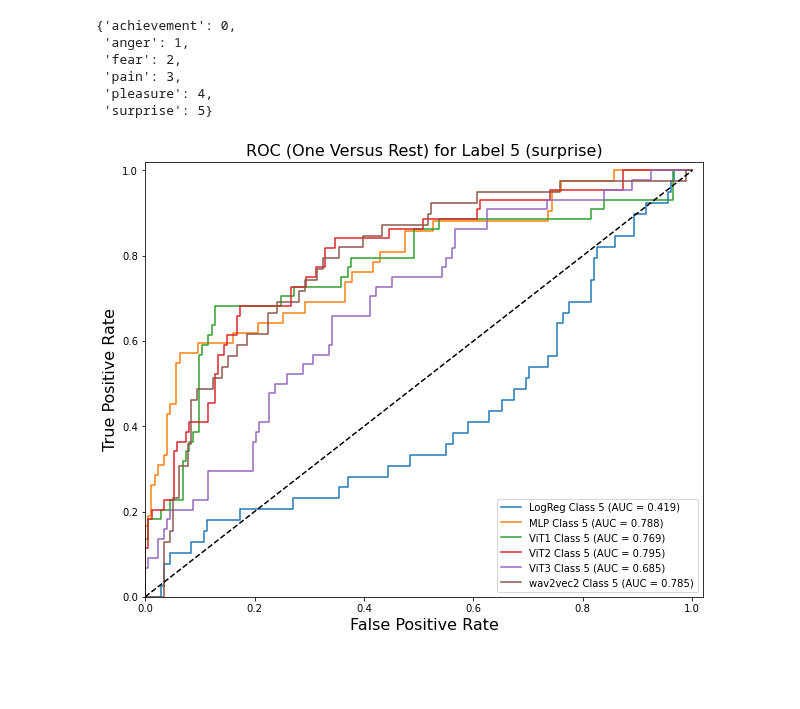
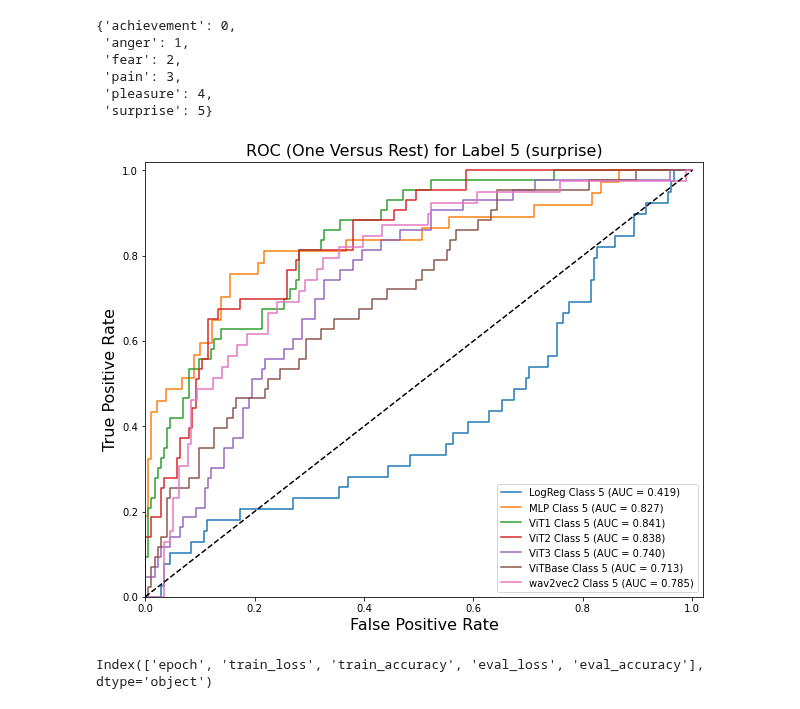
Before and after one commit to pakdaniel/DataMiningFinal, a Jupyter notebook: DataMiningFinal.ipynb, the cells around one changed output. Drawn from its saved outputs; the diff is of its cells as text; code cells hidden in the pictures; blank space fills up the shorter version.

```diff
--- a/DataMiningFinal.ipynb
+++ b/DataMiningFinal.ipynb
@@ -1731,6 +1656,20 @@ LABEL_ENCODING
  'surprise': 5}
 # %%
 CLASS_LABEL = 5
+
+MLP_labels = np.load("./ROC/MLP_labels.npy")
+ViT1_labels = np.load("./ROC/ViT1_labels.npy")
+ViT2_labels = np.load("./ROC/ViT2_labels.npy")
+ViT3_labels = np.load("./ROC/ViT3_labels.npy")
+ViTBase_labels = np.load("./ROC/ViTBase_labels.npy")
+hf_labels = np.load("./ROC/hf_labels.npy")
+
+MLP_probs = np.load("./ROC/MLP_probs.npy")
+ViT1_probs = np.load("./ROC/ViT1_probs.npy")
+ViT2_probs = np.load("./ROC/ViT2_probs.npy")
+ViT3_probs = np.load("./ROC/ViT3_probs.npy")
+ViTBase_probs = np.load("./ROC/ViTBase_probs.npy")
+hf_probs = np.load("./ROC/hf_probs.npy")
 
 fpr_logreg, tpr_logreg, thresholds_logreg = roc_curve(OvR(y_test_logreg, CLASS_LABEL), y_pred_logreg[:,CLASS_LABEL])
 roc_auc_logreg = auc(fpr_logreg, tpr_logreg)
@@ -1747,24 +1686,33 @@ roc_auc_ViT2 = auc(fpr_ViT2, tpr_ViT2)
 fpr_ViT3, tpr_ViT3, thresholds_ViT3 = roc_curve(OvR(ViT3_labels, CLASS_LABEL), ViT3_probs[:,CLASS_LABEL])
 roc_auc_ViT3 = auc(fpr_ViT3, tpr_ViT3)
 
+fpr_ViTBase, tpr_ViTBase, thresholds_ViTBase = roc_curve(OvR(ViTBase_labels, CLASS_LABEL), ViTBase_probs[:,CLASS_LABEL])
+roc_auc_ViTBase = auc(fpr_ViTBase, tpr_ViTBase)
+
 fpr_hf, tpr_hf, thresholds_hf = roc_curve(OvR(hf_labels, CLASS_LABEL), hf_probs[:,CLASS_LABEL])
 roc_auc_hf = auc(fpr_hf, tpr_hf)
 # %%
 plt.figure(figsize=(10,8))
 plt.plot(fpr_logreg, tpr_logreg, label=f'LogReg Class {CLASS_LABEL} (AUC = {roc_auc_logreg:.3f})')
 plt.plot(fpr_MLP, tpr_MLP, label=f'MLP Class {CLASS_LABEL} (AUC = {roc_auc_MLP:.3f})')
 plt.plot(fpr_ViT1, tpr_ViT1, label=f'ViT1 Class {CLASS_LABEL} (AUC = {roc_auc_ViT1:.3f})')
 plt.plot(fpr_ViT2, tpr_ViT2, label=f'ViT2 Class {CLASS_LABEL} (AUC = {roc_auc_ViT2:.3f})')
 plt.plot(fpr_ViT3, tpr_ViT3, label=f'ViT3 Class {CLASS_LABEL} (AUC = {roc_auc_ViT3:.3f})')
+plt.plot(fpr_ViTBase, tpr_ViTBase, label=f'ViTBase Class {CLASS_LABEL} (AUC = {roc_auc_ViTBase:.3f})')
 plt.plot(fpr_hf, tpr_hf, label=f'wav2vec2 Class {CLASS_LABEL} (AUC = {roc_auc_hf:.3f})')
 
 plt.plot([0, 1], [0, 1], 'k--')  # random predictions curve
 plt.xlim([0.0, 1.02])
 plt.ylim([0.0, 1.02])
 plt.xlabel('False Positive Rate', fontsize=16)
 plt.ylabel('True Positive Rate', fontsize=16)
 plt.title(f'ROC (One Versus Rest) for Label {CLASS_LABEL} ({dict((v,k) for k,v in LABEL_ENCODING.items())[CLASS_LABEL]})', fontsize=16)
 plt.legend(loc="lower right")
+plt.savefig(f"./figs/ROC_{CLASS_LABEL}.png")
 plt.show()
 # %% [output]
-[figure, old version]
+[figure, new version]
+# %%
+df_MLP.columns
+# %% [output]
+Index(['epoch', 'train_loss', 'train_accuracy', 'eval_loss', 'eval_accuracy'], dtype='object')
```
Also changed, not shown: parts of 35 cells of this notebook.
